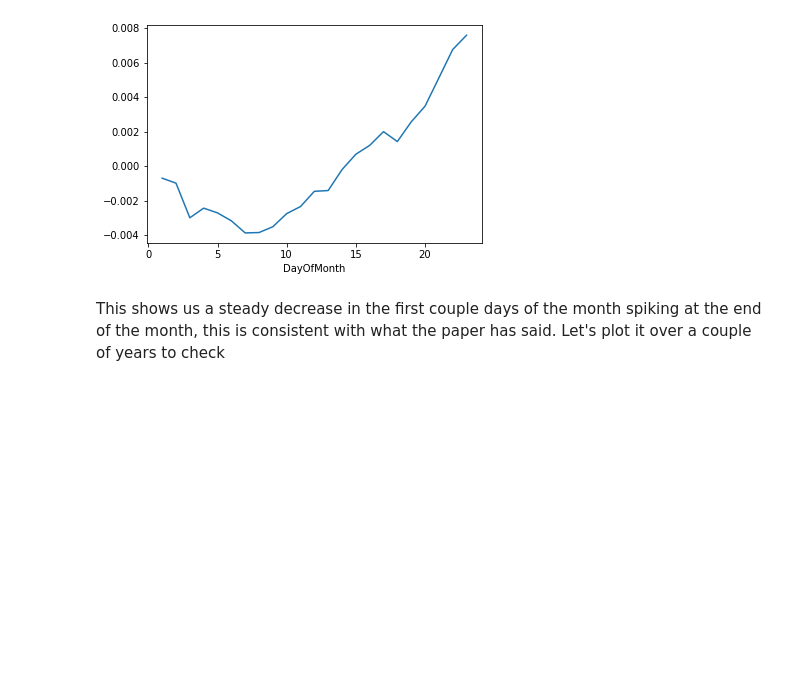
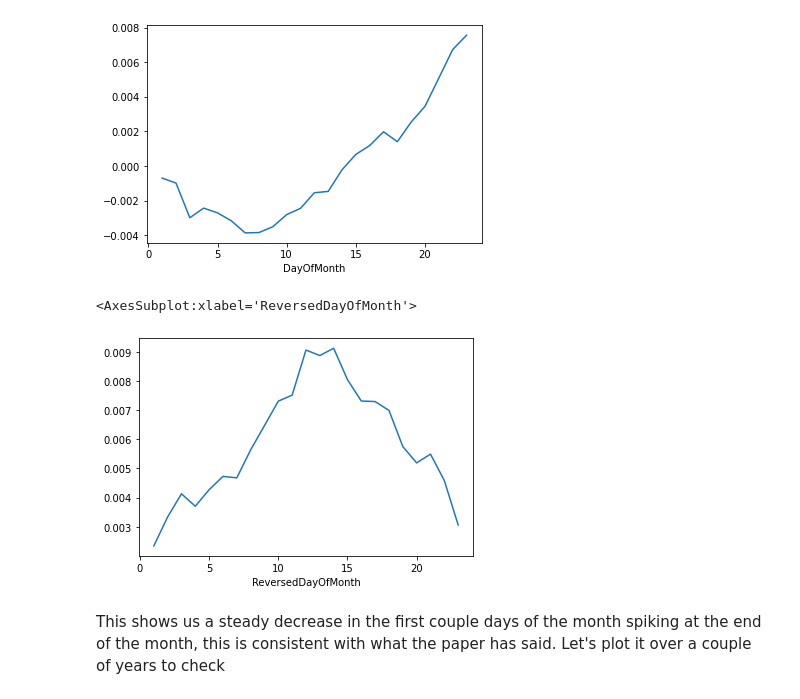
Before and after one commit to zbanga/end_of_month_treasury_returns, a Jupyter notebook: Treasury Returns.ipynb, the cells around one changed output. Cells and saved outputs as stored; diff of their text form; code cells hidden in the pictures; blank space fills up the shorter version.

```diff
--- a/Treasury Returns.ipynb
+++ b/Treasury Returns.ipynb
@@ -69,6 +77,11 @@ hist.groupby("DayOfMonth").mean()["log_returns"].cumsum().plot()
 # %% [output]
 <AxesSubplot:xlabel='DayOfMonth'>
 [figure]
+# %%
+hist.groupby("ReversedDayOfMonth").mean()["log_returns"].cumsum().plot()
+# %% [output]
+<AxesSubplot:xlabel='ReversedDayOfMonth'>
+[figure, added]
 # %% [markdown]
 This shows us a steady decrease in the first couple days of the month spiking at the end of the month, this is consistent with what the paper has said. Let's plot it over a couple of years to check
 # %%
```
Also changed, not shown: parts of 2 cells of this notebook.
